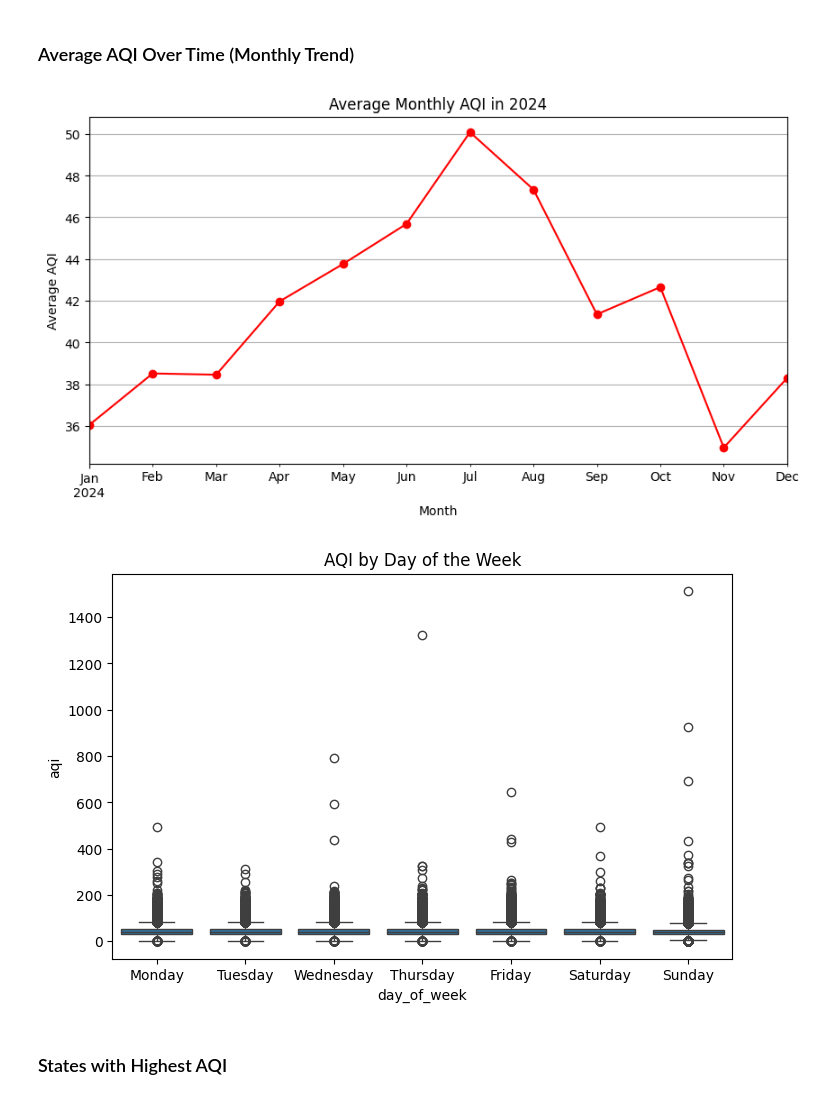
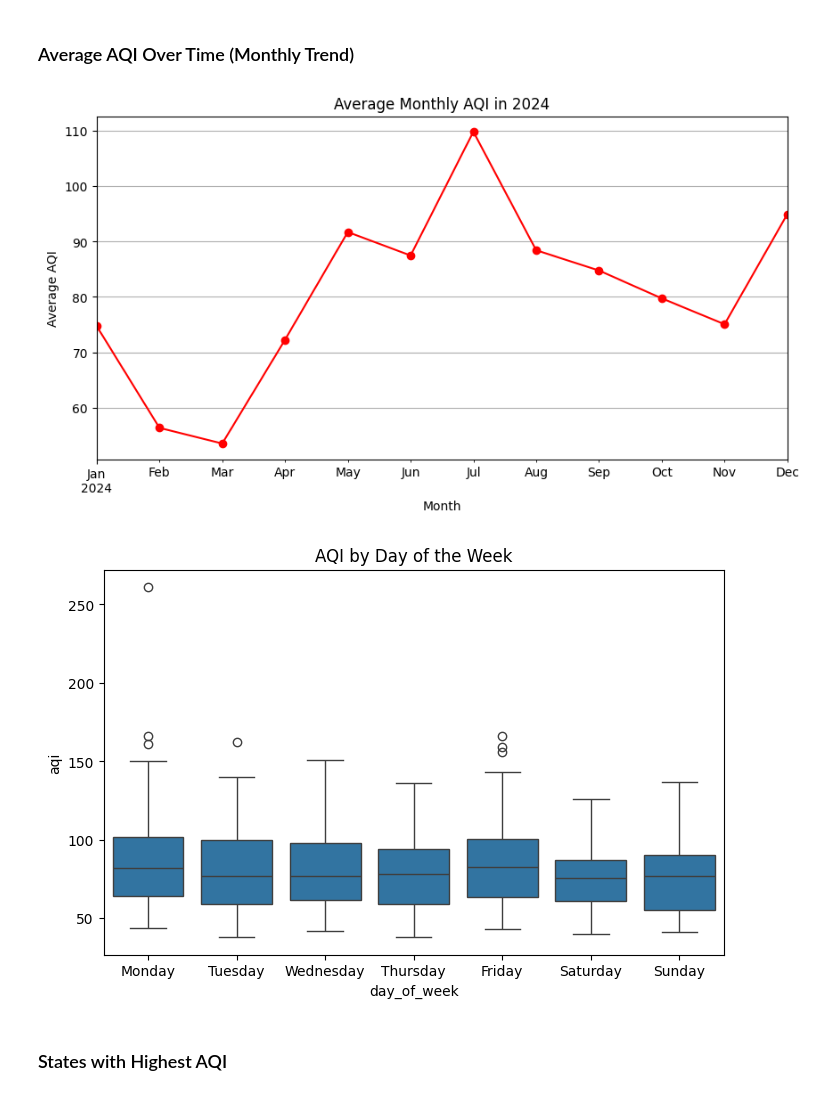
Before and after one commit to Shumail-Khan/Air-Quality-Index-Project, a Jupyter notebook: AQI_Data_EDA.ipynb, the cells around one changed output. Drawn from its saved outputs; the diff is of its cells as text; code cells hidden in the pictures.

```diff
--- a/AQI_Data_EDA.ipynb
+++ b/AQI_Data_EDA.ipynb
@@ -270,0 +306,11 @@ plt.show()
+# %%
+miss = df.isna().mean().sort_values(ascending=False)
+print("Missing fraction per column:\n", miss[miss>0])
+all_dates = pd.date_range(df['date'].min(), df['date'].max(), freq='D')
+missing_dates = all_dates.difference(df['date'])
+print("Missing date count:", len(missing_dates))
+if len(missing_dates)>0:
+    print("Sample missing dates:", list(missing_dates[:10]))
+    print(df.index.dtype)
+# Keep only rows with valid 2024 dates
+df = df[(df['date'] >= "2024-01-01") & (df['date'] <= "2024-12-31")]
@@ -270,0 +328,6 @@ plt.show()
+# %%
+df['aqi_7d'] = df['aqi'].rolling(7, min_periods=1).mean()
+plt.figure(figsize=(12,4))
+plt.plot(df.index, df['aqi'], alpha=0.3, label='daily')
+plt.plot(df.index, df['aqi_7d'], linewidth=2, label='7-day avg')
+plt.legend(); plt.title('Daily AQI with 7-day average'); plt.show()
@@ -270,0 +355,10 @@ plt.show()
+# %%
+print("Monthly mean AQI:")
+#df_indexed = df.set_index('date') # This line was commented out, causing the error
+print(df.set_index('date')['aqi'].resample('M').mean().round(2))
+
+print("\nWeekday mean AQI:")
+# Set the date column as the index again for weekday calculation
+df = df.set_index('date')
+df['weekday'] = df.index.day_name()
+print(df.groupby('weekday')['aqi'].mean().reindex(['Monday','Tuesday','Wednesday','Thursday','Friday','Saturday','Sunday']).round(2))
@@ -283,11 +418,8 @@ plt.show()
 ## Trends
 # %% [markdown]
 ### Average AQI Over Time (Monthly Trend)
-# %%
-# Create a Month Column to check Trends over Months
-df["month"] = df["date"].dt.to_period("M")
 # %%
-monthly_aqi = df.groupby("month")["aqi"].mean()
+monthly_aqi = df.groupby(df.index.to_period("M"))["aqi"].mean()
 
 plt.figure(figsize=(10,5))
 monthly_aqi.plot(marker="o", color="red")
@@ -297,4 +429,4 @@ plt.ylabel("Average AQI")
 plt.grid(True)
 plt.show()
 # %% [output]
-[figure, old version]
+[figure, new version]
@@ -303,11 +433,11 @@ plt.show()
 # %%
-df["day_of_week"] = df["date"].dt.day_name()
+df["day_of_week"] = df.index.day_name()
 
 plt.figure(figsize=(8,5))
 sns.boxplot(data=df, x="day_of_week", y="aqi", order=["Monday","Tuesday","Wednesday","Thursday","Friday","Saturday","Sunday"])
 plt.title("AQI by Day of the Week")
 plt.show()
 # %% [output]
-[figure, old version]
+[figure, new version]
 # %% [markdown]
 ### States with Highest AQI
```
Also changed, not shown: parts of 53 cells of this notebook.
